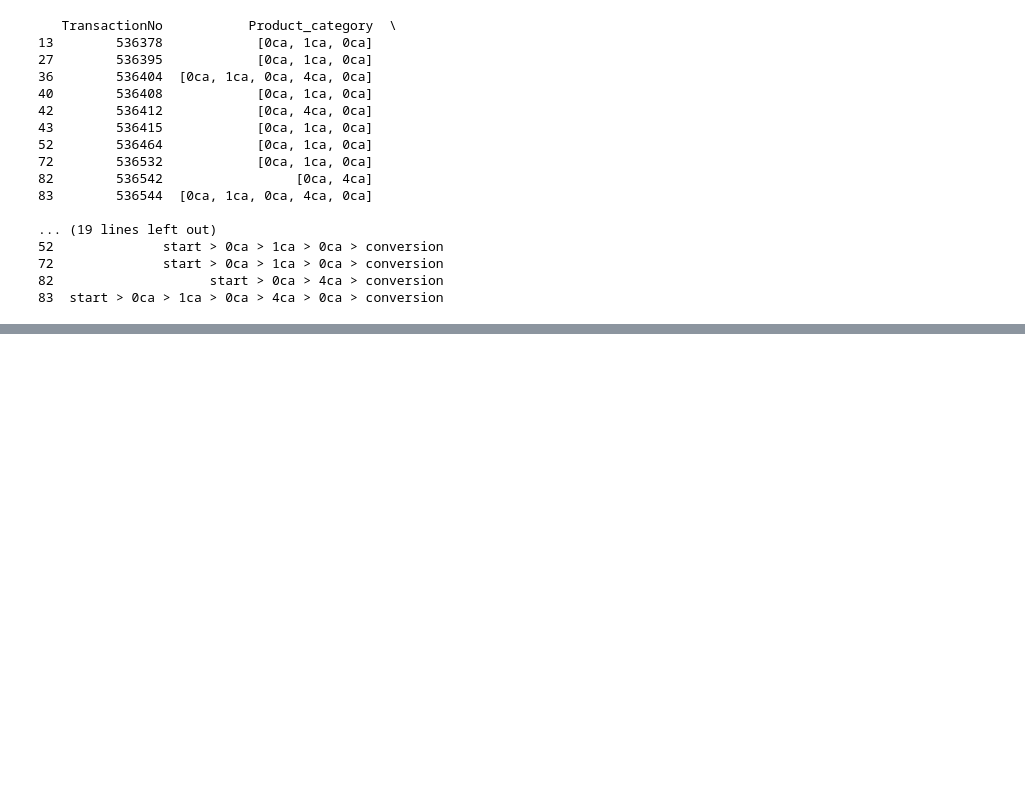
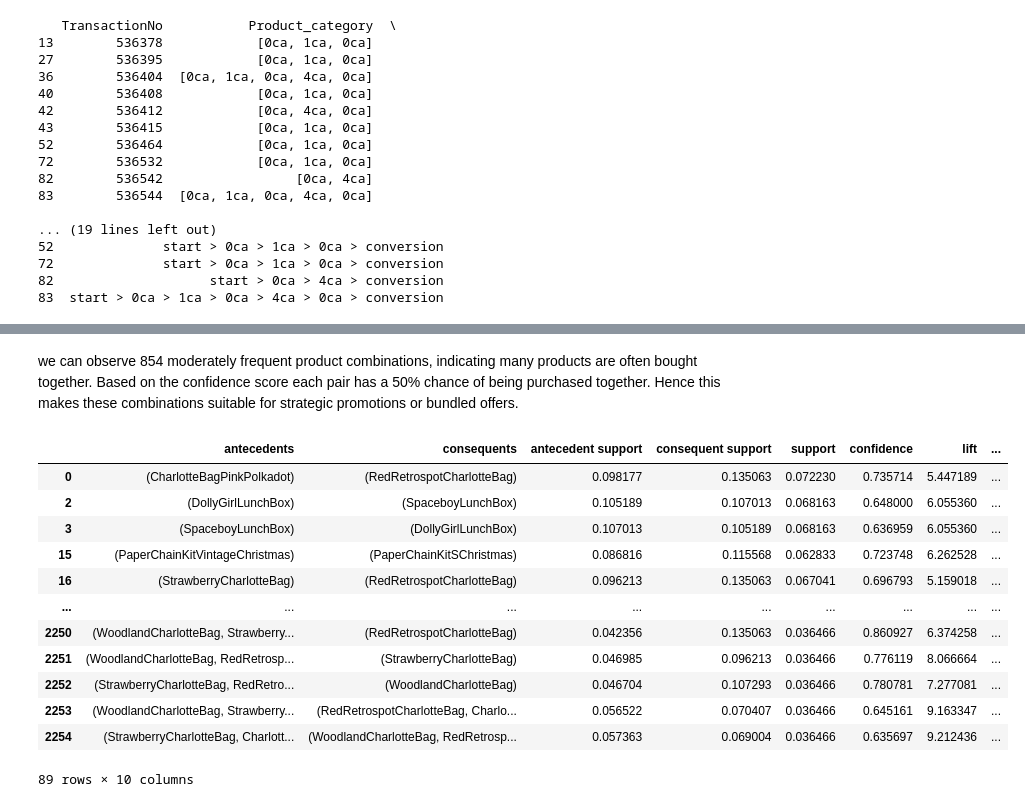
Before and after one commit to alireza-montazeri/SIT742-Assignment-2, a Jupyter notebook: SIT742Task2.ipynb, the cells around one changed output, grey strips where cells are left out. Cells and saved outputs as stored; diff of their text form; code cells hidden in the pictures; blank space fills up the shorter version.

```diff
--- a/SIT742Task2.ipynb
+++ b/SIT742Task2.ipynb
@@ -464,0 +644,21 @@ print(df_2.head(10))
+# %% [markdown]
+we can observe 854 moderately frequent product combinations,
+indicating many products are often bought together. Based on the confidence score each
+pair has a 50% chance of being purchased together. Hence this makes these combinations suitable
+for strategic promotions or bundled offers.
+# %%
+Ex2
+# %% [output]
+|  | antecedents | consequents | antecedent support | consequent support | support | confidence | lift | ... |
+| 0 | (CharlotteBagPinkPolkadot) | (RedRetrospotCharlotteBag) | 0.098177 | 0.135063 | 0.072230 | 0.735714 | 5.447189 | ... |
+| 2 | (DollyGirlLunchBox) | (SpaceboyLunchBox) | 0.105189 | 0.107013 | 0.068163 | 0.648000 | 6.055360 | ... |
+| 3 | (SpaceboyLunchBox) | (DollyGirlLunchBox) | 0.107013 | 0.105189 | 0.068163 | 0.636959 | 6.055360 | ... |
+| 15 | (PaperChainKitVintageChristmas) | (PaperChainKitSChristmas) | 0.086816 | 0.115568 | 0.062833 | 0.723748 | 6.262528 | ... |
+| 16 | (StrawberryCharlotteBag) | (RedRetrospotCharlotteBag) | 0.096213 | 0.135063 | 0.067041 | 0.696793 | 5.159018 | ... |
+| ... | ... | ... | ... | ... | ... | ... | ... | ... |
+| 2250 | (WoodlandCharlotteBag, Strawberry... | (RedRetrospotCharlotteBag) | 0.042356 | 0.135063 | 0.036466 | 0.860927 | 6.374258 | ... |
+| 2251 | (WoodlandCharlotteBag, RedRetrosp... | (StrawberryCharlotteBag) | 0.046985 | 0.096213 | 0.036466 | 0.776119 | 8.066664 | ... |
+| 2252 | (StrawberryCharlotteBag, RedRetro... | (WoodlandCharlotteBag) | 0.046704 | 0.107293 | 0.036466 | 0.780781 | 7.277081 | ... |
+| 2253 | (WoodlandCharlotteBag, Strawberry... | (RedRetrospotCharlotteBag, Charlo... | 0.056522 | 0.070407 | 0.036466 | 0.645161 | 9.163347 | ... |
+| 2254 | (StrawberryCharlotteBag, Charlott... | (WoodlandCharlotteBag, RedRetrosp... | 0.057363 | 0.069004 | 0.036466 | 0.635697 | 9.212436 | ... |
+89 rows × 10 columns
```
Also changed, not shown: parts of 37 cells of this notebook.
